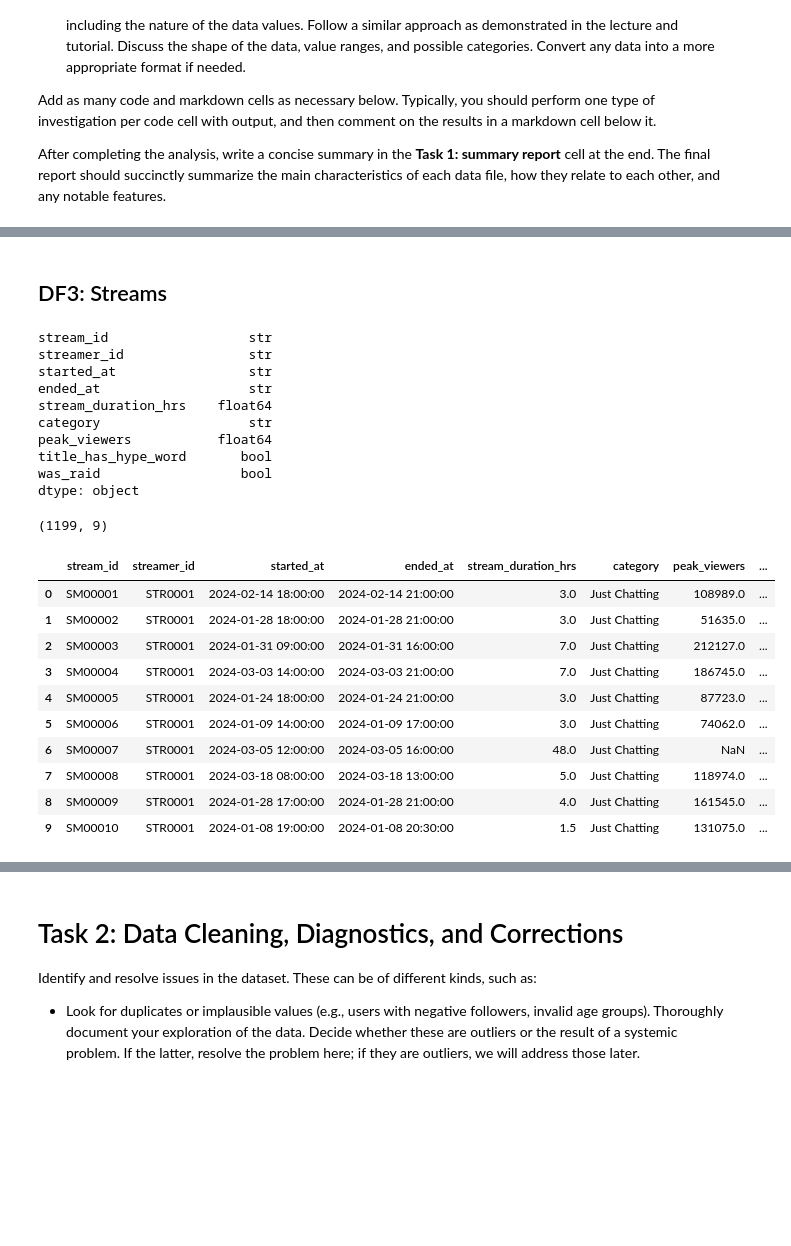
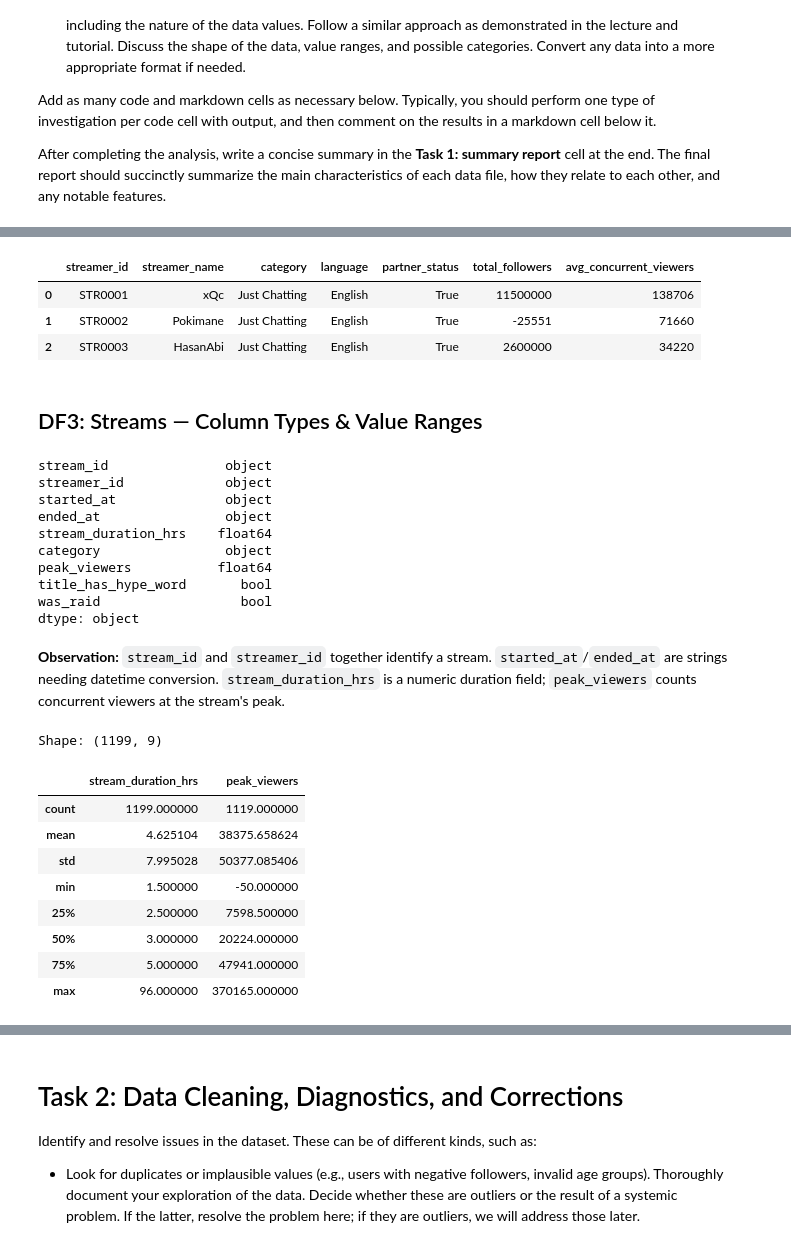
Before and after one commit to timothytzkung/Kung_Tim_Lab_Task, a Jupyter notebook: Assignment_01/IAT461-Assignment01-Scaffold.ipynb, the cells around one changed output, grey strips where cells are left out. Saved outputs shown, nothing was run; the diff lists cells and outputs as text; code cells hidden in the pictures; blank space fills up the shorter version.

```diff
--- a/Assignment_01/IAT461-Assignment01-Scaffold.ipynb
+++ b/Assignment_01/IAT461-Assignment01-Scaffold.ipynb
@@ -11,13 +11,20 @@ Add as many code and markdown cells as necessary below. Typically, you should pe
 
 After completing the analysis, write a concise summary in the **Task 1: summary report** cell at the end. The final report should succinctly summarize the main characteristics of each data file, how they relate to each other, and any notable features.
 # %%
-# this is your first code cell, add more cells for code and mardown as needed
+# ── Task 1 | Data Loading ──────────────────────────────────────────────────────
 import pandas as pd
 import numpy as np
+import matplotlib.pyplot as plt
+import seaborn as sns
 
-df1 = pd.read_csv("data/sessions.csv")
-df2 = pd.read_csv("data/streamers.csv")
-df3 = pd.read_csv("data/streams.csv")
-df4 = pd.read_csv("data/viewers.csv")
+df1 = pd.read_csv("../data/sessions.csv")
+df2 = pd.read_csv("../data/streamers.csv")
+df3 = pd.read_csv("../data/streams.csv")
+df4 = pd.read_csv("../data/viewers.csv")
 
 datasets = [df1, df2, df3, df4]
+names = ["sessions", "streamers", "streams", "viewers"]
+
+print("Datasets loaded successfully.")
+for name, df in zip(names, datasets):
+    print(f"  {name}: {df.shape[0]:,} rows × {df.shape[1]} columns")
@@ -103,31 +129,38 @@ df2.head(3)
+# %%
+df2.head(3)
+# %% [output]
+|  | streamer_id | streamer_name | category | language | partner_status | total_followers | avg_concurrent_viewers |
+| 0 | STR0001 | xQc | Just Chatting | English | True | 11500000 | 138706 |
+| 1 | STR0002 | Pokimane | Just Chatting | English | True | -25551 | 71660 |
+| 2 | STR0003 | HasanAbi | Just Chatting | English | True | 2600000 | 34220 |
 # %% [markdown]
-## DF3: Streams
+## DF3: Streams — Column Types & Value Ranges
 # %%
 df3.dtypes
 # %% [output]
-stream_id                  str
-streamer_id                str
-started_at                 str
-ended_at                   str
+stream_id               object
+streamer_id             object
+started_at              object
+ended_at                object
 stream_duration_hrs    float64
-category                   str
+category                object
 peak_viewers           float64
 title_has_hype_word       bool
 was_raid                  bool
 dtype: object
+# %% [markdown]
+**Observation:** `stream_id` and `streamer_id` together identify a stream. `started_at`/`ended_at` are strings needing datetime conversion. `stream_duration_hrs` is a numeric duration field; `peak_viewers` counts concurrent viewers at the stream's peak.
 # %%
-print(df3.shape)
-df3.head(10)
+print(f"Shape: {df3.shape}")
+df3.describe()
 # %% [output]
-(1199, 9)
+Shape: (1199, 9)
-|  | stream_id | streamer_id | started_at | ended_at | stream_duration_hrs | category | peak_viewers | ... |
-| 0 | SM00001 | STR0001 | 2024-02-14 18:00:00 | 2024-02-14 21:00:00 | 3.0 | Just Chatting | 108989.0 | ... |
-| 1 | SM00002 | STR0001 | 2024-01-28 18:00:00 | 2024-01-28 21:00:00 | 3.0 | Just Chatting | 51635.0 | ... |
-| 2 | SM00003 | STR0001 | 2024-01-31 09:00:00 | 2024-01-31 16:00:00 | 7.0 | Just Chatting | 212127.0 | ... |
-| 3 | SM00004 | STR0001 | 2024-03-03 14:00:00 | 2024-03-03 21:00:00 | 7.0 | Just Chatting | 186745.0 | ... |
-| 4 | SM00005 | STR0001 | 2024-01-24 18:00:00 | 2024-01-24 21:00:00 | 3.0 | Just Chatting | 87723.0 | ... |
-| 5 | SM00006 | STR0001 | 2024-01-09 14:00:00 | 2024-01-09 17:00:00 | 3.0 | Just Chatting | 74062.0 | ... |
-| 6 | SM00007 | STR0001 | 2024-03-05 12:00:00 | 2024-03-05 16:00:00 | 48.0 | Just Chatting | NaN | ... |
-| 7 | SM00008 | STR0001 | 2024-03-18 08:00:00 | 2024-03-18 13:00:00 | 5.0 | Just Chatting | 118974.0 | ... |
-| 8 | SM00009 | STR0001 | 2024-01-28 17:00:00 | 2024-01-28 21:00:00 | 4.0 | Just Chatting | 161545.0 | ... |
-| 9 | SM00010 | STR0001 | 2024-01-08 19:00:00 | 2024-01-08 20:30:00 | 1.5 | Just Chatting | 131075.0 | ... |
+|  | stream_duration_hrs | peak_viewers |
+| count | 1199.000000 | 1119.000000 |
+| mean | 4.625104 | 38375.658624 |
+| std | 7.995028 | 50377.085406 |
+| min | 1.500000 | -50.000000 |
+| 25% | 2.500000 | 7598.500000 |
+| 50% | 3.000000 | 20224.000000 |
+| 75% | 5.000000 | 47941.000000 |
+| max | 96.000000 | 370165.000000 |
```
Also changed, not shown: parts of 243 cells of this notebook, 4 other files.
